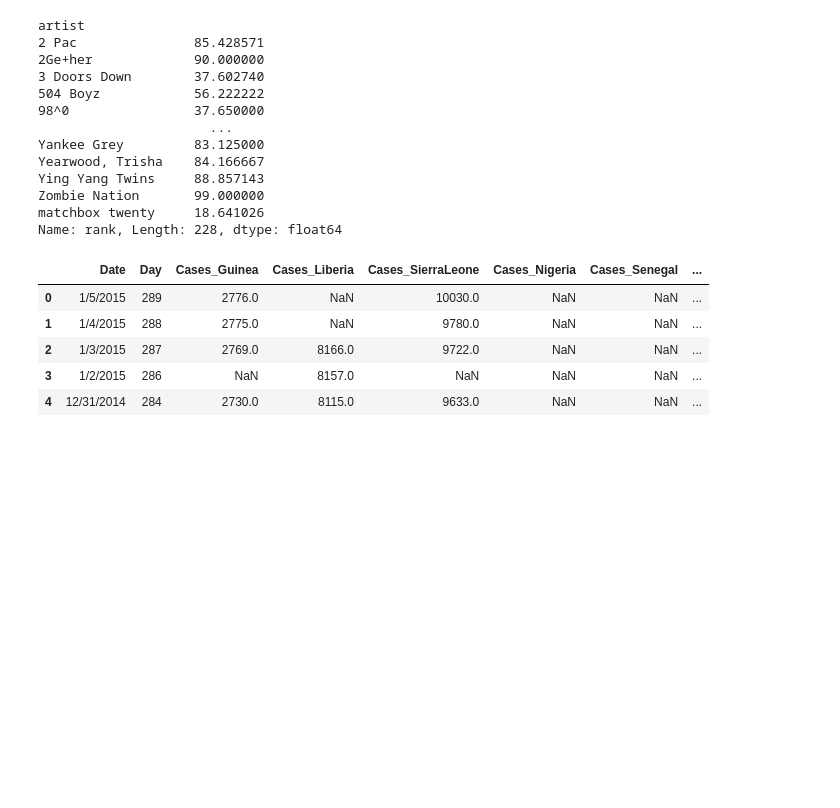
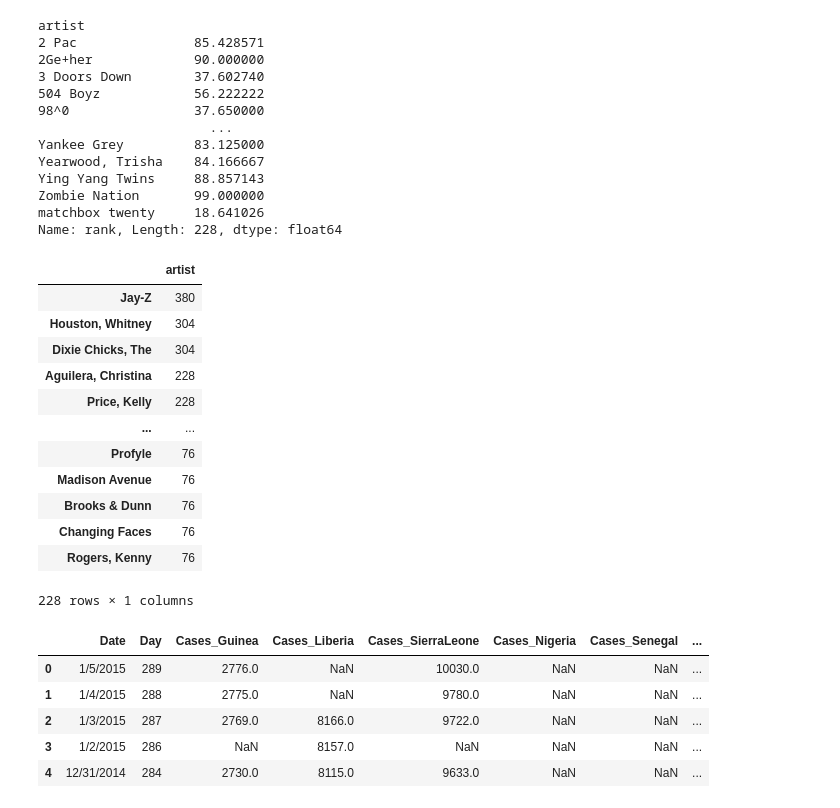
Before and after one commit to ShahMrinal/LearingPython, a Jupyter notebook: 07 - Pandas II - Melting .ipynb, the cells around one changed output. Saved outputs shown, nothing was run; the diff lists cells and outputs as text; code cells hidden in the pictures; blank space fills up the shorter version.

```diff
--- a/07 - Pandas II - Melting .ipynb
+++ b/07 - Pandas II - Melting .ipynb
@@ -121,4 +121,20 @@ Ying Yang Twins     88.857143
 Zombie Nation       99.000000
 matchbox twenty     18.641026
 Name: rank, Length: 228, dtype: float64
+# %%
+pd.DataFrame(billboard_melt['artist'].value_counts())
+# %% [output]
+|  | artist |
+| Jay-Z | 380 |
+| Houston, Whitney | 304 |
+| Dixie Chicks, The | 304 |
+| Aguilera, Christina | 228 |
+| Price, Kelly | 228 |
+| ... | ... |
+| Profyle | 76 |
+| Madison Avenue | 76 |
+| Brooks & Dunn | 76 |
+| Changing Faces | 76 |
+| Rogers, Kenny | 76 |
+228 rows × 1 columns
 # %%
```
Also changed, not shown: parts of 8 cells of this notebook.
